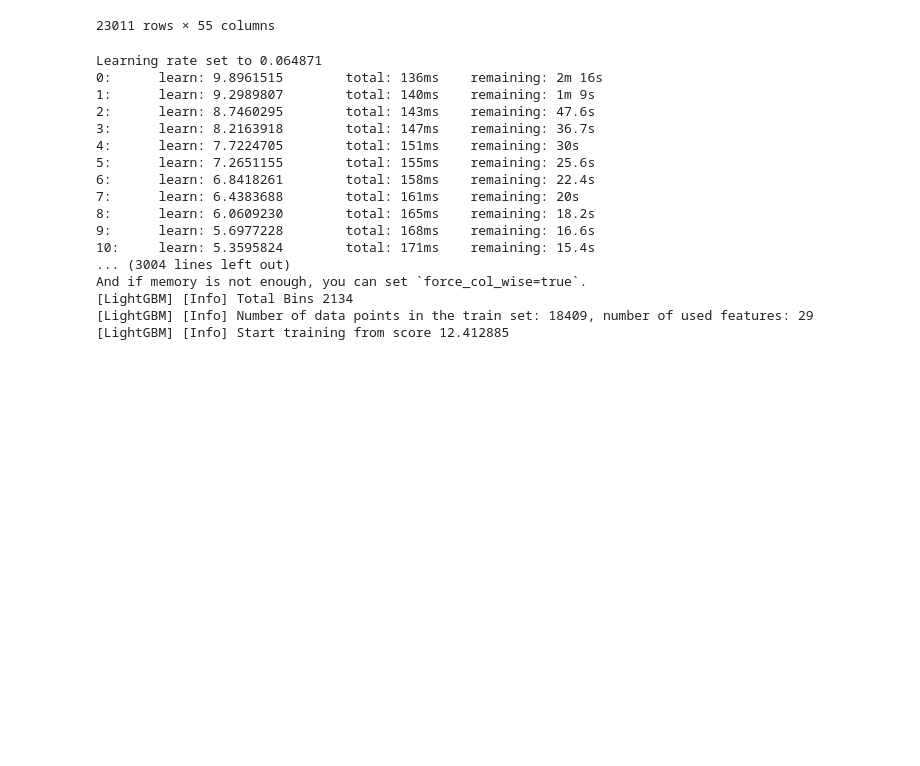
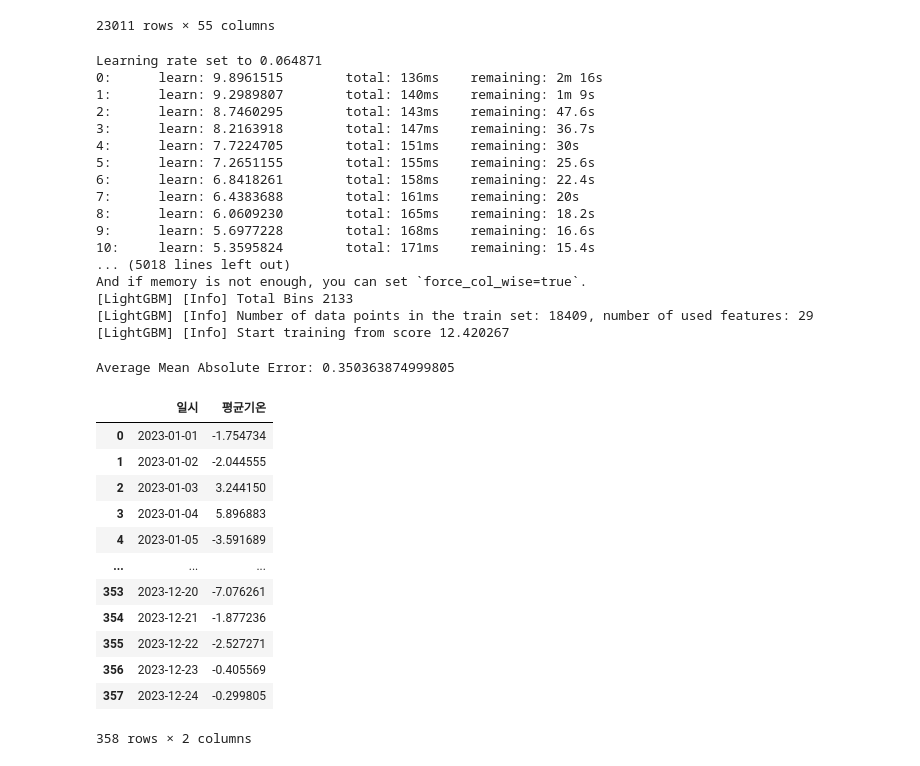
Before and after one commit to dlwls22/DACON_Seoul-temp, a Jupyter notebook: Seoul_temp.ipynb, the cells around one changed output. Saved outputs shown, nothing was run; the diff lists cells and outputs as text; code cells hidden in the pictures; blank space fills up the shorter version.

```diff
--- a/Seoul_temp.ipynb
+++ b/Seoul_temp.ipynb
@@ -103,6 +107,8 @@ train['fall_sin'] = np.sin(2 * np.pi * train['fall'] / 12)
 train['fall_cos'] = np.cos(2 * np.pi * train['fall'] / 12)
 train['winter_sin'] = np.sin(2 * np.pi * train['winter'] / 12)
 train['winter_cos'] = np.cos(2 * np.pi * train['winter'] / 12)
+train['sin_year'] = np.sin(2 * np.pi * (train['year'] - train['year'].min()))
+train['cos_year'] = np.cos(2 * np.pi * (train['year'] - train['year'].min()))
 
 train
 # %% [output]
@@ -179,7 +185,7 @@ train
 X = train[['최고기온', '최저기온', '일교차', '강수량', '평균습도', '평균풍속', '일조합', '일사합', '일조율', 'year', 'month', 'week', 'day', 'day_of_week', 'sin_month',
        'cos_month', 'spring', 'summer', 'fall', 'winter', 'spring_sin','spring_cos', 'summer_sin', 'summer_cos', 'fall_sin', 'fall_cos','winter_sin', 'winter_cos',
        '절기', '입춘', '우수', '경칩', '춘분', '청명', '곡우', '입하', '소만', '망종', '하지', '소서', '대서', '가을', '입추', '처서', '백로', '추분', '한로',
-       '상강', '입동', '소설', '대설', '동지', '소한']]
+       '상강', '입동', '소설', '대설', '동지', '소한', 'sin_year', 'cos_year']]
 
 y = train['평균기온']
 
@@ -238,17 +244,33 @@ Learning rate set to 0.064871
 8:      learn: 6.0609230        total: 165ms    remaining: 18.2s
 9:      learn: 5.6977228        total: 168ms    remaining: 16.6s
 10:     learn: 5.3595824        total: 171ms    remaining: 15.4s
-... (3004 lines left out)
+... (5018 lines left out)
 And if memory is not enough, you can set `force_col_wise=true`.
-[LightGBM] [Info] Total Bins 2134
+[LightGBM] [Info] Total Bins 2133
 [LightGBM] [Info] Number of data points in the train set: 18409, number of used features: 29
-[LightGBM] [Info] Start training from score 12.412885
+[LightGBM] [Info] Start training from score 12.420267
 # %%
 average_mae = np.mean(mae_scores)
 print(f'Average Mean Absolute Error: {average_mae}')
+# %% [output]
+Average Mean Absolute Error: 0.350363874999805
 # %%
-sample['평균기온'] = pd.DataFrame(oof_preds[:358], columns=['평균기온'])
+sample['평균기온'] = pd.DataFrame(oof_preds_ensemble[:358], columns=['평균기온'])
 
-sample.to_csv(PATH.OUTPUT_DIR + '/1227-1.csv', index=False)
+sample.to_csv(PATH.OUTPUT_DIR + '/1227-3.csv', index=False)
 
 sample
+# %% [output]
+|  | 일시 | 평균기온 |
+| 0 | 2023-01-01 | -1.754734 |
+| 1 | 2023-01-02 | -2.044555 |
+| 2 | 2023-01-03 | 3.244150 |
+| 3 | 2023-01-04 | 5.896883 |
+| 4 | 2023-01-05 | -3.591689 |
+| ... | ... | ... |
+| 353 | 2023-12-20 | -7.076261 |
+| 354 | 2023-12-21 | -1.877236 |
+| 355 | 2023-12-22 | -2.527271 |
+| 356 | 2023-12-23 | -0.405569 |
+| 357 | 2023-12-24 | -0.299805 |
+358 rows × 2 columns
```
Also changed, not shown: parts of 2 cells of this notebook.
